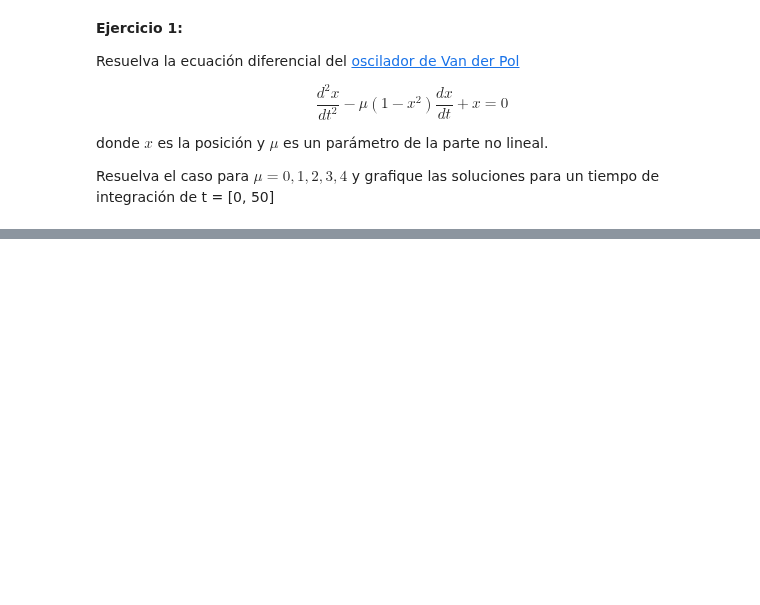
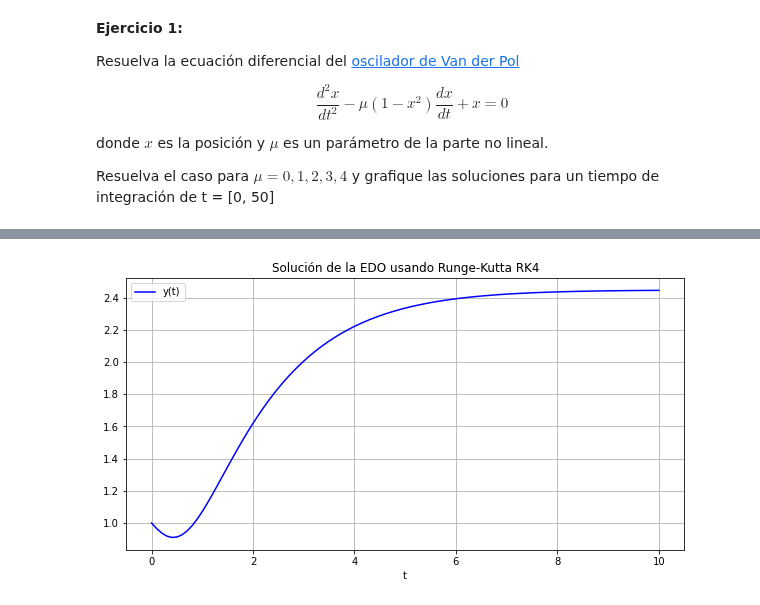
Before and after one commit to carloslizarragac/FisicaComputacional1, a Jupyter notebook: Actividad8.ipynb, the cells around one changed output, grey strips where cells are left out. Drawn from its saved outputs; the diff is of its cells as text; code cells hidden in the pictures; blank space fills up the shorter version.

```diff
--- a/Actividad8.ipynb
+++ b/Actividad8.ipynb
@@ -266,0 +412,42 @@ Resuelva el caso para $\mu = 0, 1, 2, 3, 4$ y grafique las soluciones para un ti
+# %%
+# Ejemplo:
+
+# Definimos la parte derecha de la ecuación
+def f(t, y):
+    return (5*t**2 - y) / (exp(t+y))
+
+
+# Condiciones iniciales
+t_0 = 0.0
+y_0 = 1.0
+
+# Paso de integración h = (b-a)/Npts
+a=0
+b=10.0
+Npts=100
+h = (b-a)/Npts
+
+t_values = [t_0]
+y_values = [y_0]
+
+# Calcula la solución con RK4
+t = t_0
+y = y_0
+
+for _ in range(Npts):
+  t, y = runge_kutta(f, t, y, h)
+  t_values.append(t)
+  y_values.append(y)
+
+
+# Graficar la solución
+
+plt.figure(figsize=(10,5))
+plt.plot(t_values, y_values, 'b', label='y(t)')
+plt.legend(loc='best')
+plt.title('Solución de la EDO usando Runge-Kutta RK4')
+plt.xlabel('t')
+plt.grid()
+plt.show()
+# %% [output]
+[figure, added]
```
Also changed, not shown: parts of 11 cells of this notebook.
